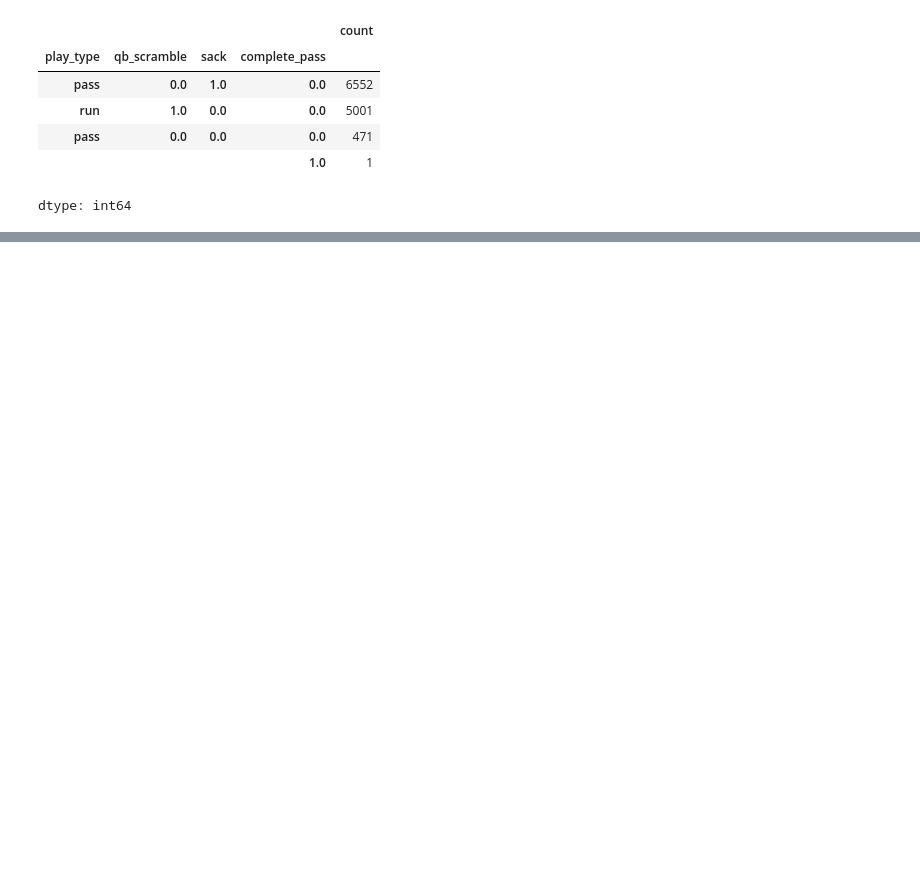
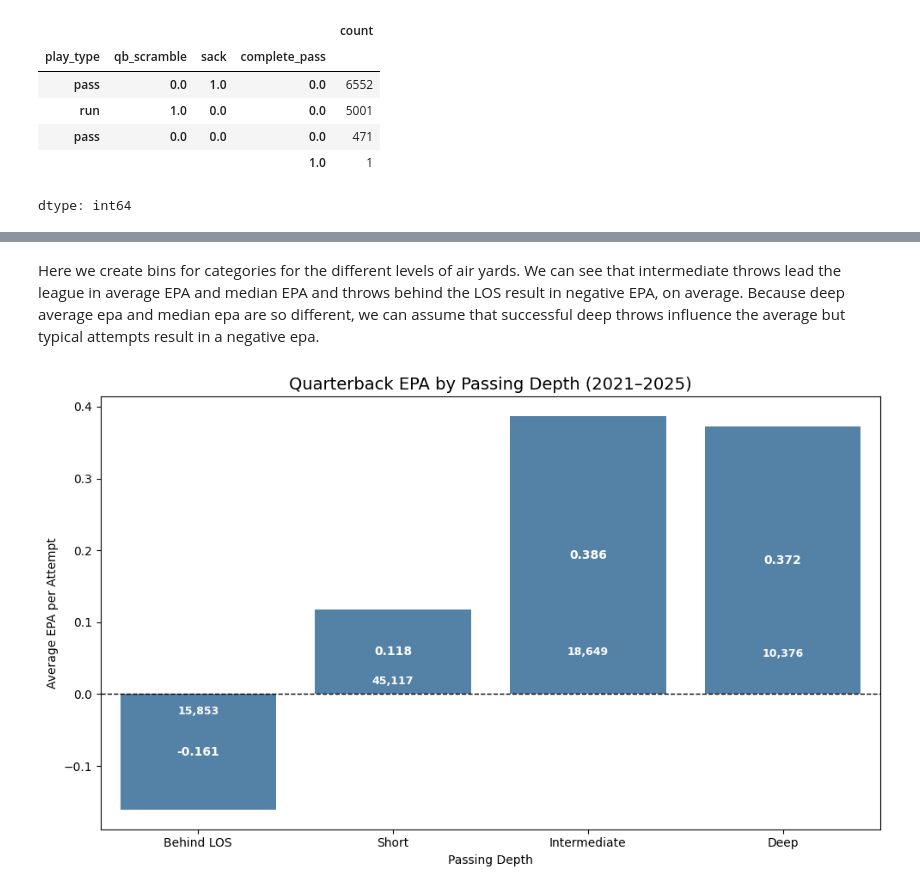
Before and after one commit to KyleRed16/QB-EPA-Analysis, a Jupyter notebook: Quarterback_EPA_Analysis.ipynb, the cells around one changed output, grey strips where cells are left out. Cells and saved outputs as stored; diff of their text form; code cells hidden in the pictures; blank space fills up the shorter version.

```diff
--- a/Quarterback_EPA_Analysis.ipynb
+++ b/Quarterback_EPA_Analysis.ipynb
@@ -1630,0 +1659,20 @@ dtype: int64
+# %%
+pass_attempts["depth_category"] = pd.cut(
+    pass_attempts["air_yards"],
+    bins=[-float("inf"), 0, 10, 20, float("inf")],
+    labels=["Behind LOS", "Short", "Intermediate", "Deep"],
+    right=False
+)
+
+air_yards_summary = (
+    pass_attempts.groupby("depth_category", observed=True)
+    .agg(
+        attempts=("qb_epa", "size"),
+        avg_epa=("qb_epa", "mean"),
+        median_epa=("qb_epa", "median"),
+        total_epa=("qb_epa", "sum")
+    )
+    .reset_index()
+)
+
+air_yards_summary
@@ -1630,0 +1685,47 @@ dtype: int64
+# %% [markdown]
+Here we create bins for categories for the different levels of air yards. We can see that intermediate throws lead the league in average EPA and median EPA and throws behind the LOS result in negative EPA, on average. Because deep average epa and median epa are so different, we can assume that successful deep throws influence the average but typical attempts result in a negative epa.
+# %%
+plt.figure(figsize=(10, 6))
+
+ax = sns.barplot(
+    data=air_yards_summary,
+    x="depth_category",
+    y="avg_epa",
+    color="steelblue"
+)
+
+plt.axhline(0, color="black", linewidth=1, linestyle="--")
+
+for i, row in air_yards_summary.iterrows():
+    epa = row["avg_epa"]
+
+    ax.text(
+        i,
+        epa / 2,
+        f"{epa:.3f}",
+        ha="center",
+        va="center",
+        fontsize=10,
+        fontweight="bold",
+        color="white"
+    )
+
+    ax.text(
+        i,
+        epa * 0.15,
+        f'{row["attempts"]:,}',
+        ha="center",
+        va="center",
+        fontsize=9,
+        fontweight="bold",
+        color="white"
+    )
+
+plt.title("Quarterback EPA by Passing Depth (2021–2025)", fontsize=14)
+plt.xlabel("Passing Depth")
+plt.ylabel("Average EPA per Attempt")
+
+plt.tight_layout()
+plt.show()
+# %% [output]
+[figure, added]
```
Also changed, not shown: parts of 26 cells of this notebook.
